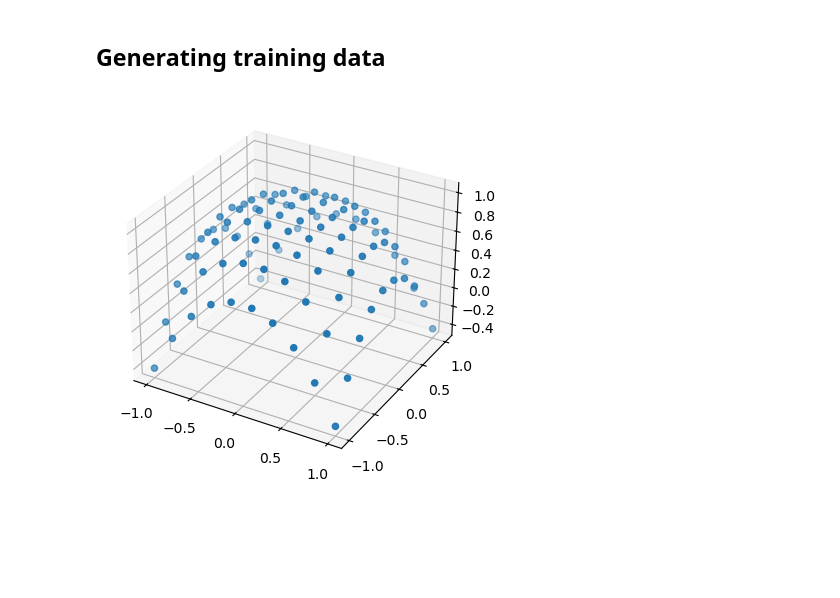
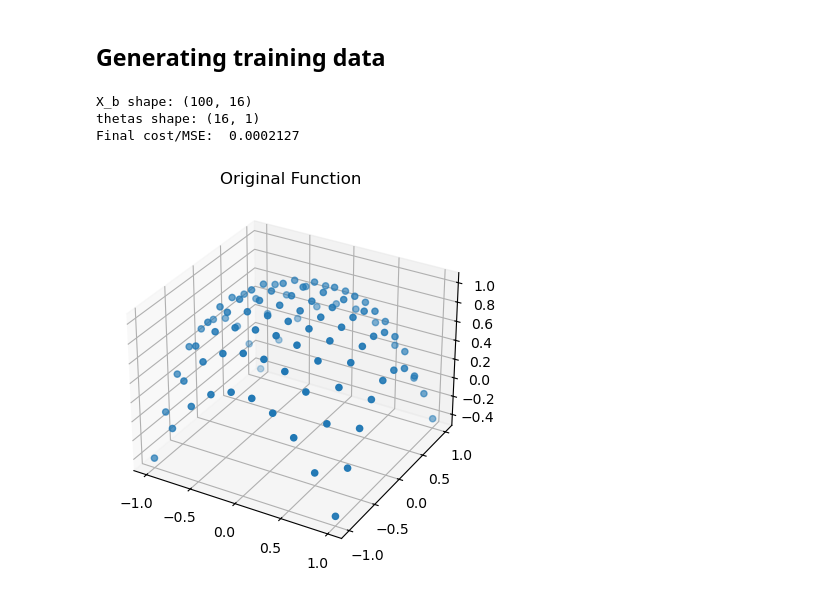
Before and after one commit to bleubreeymeow/5061, a Jupyter notebook: homeworks/hw1.ipynb, the cells around one changed output. Drawn from its saved outputs; the diff is of its cells as text; code cells hidden in the pictures; blank space fills up the shorter version.

```diff
--- a/homeworks/hw1.ipynb
+++ b/homeworks/hw1.ipynb
@@ -21,19 +17,95 @@ rng = np.random.default_rng(7)
 # %%
 n_train = 100
 
 # x_train = rng.uniform(-1.0, 1.0, size=n_train)
 # y_train = rng.uniform(-1.0, 1.0, size=n_train)
 
 x_train = np.linspace(-1, 1, int(np.sqrt(100)))
 y_train = np.linspace(-1, 1, int(np.sqrt(100)))
 
 X_train , Y_train = np.meshgrid(x_train , y_train)
 Z_train = np.cos(X_train  **  2 + Y_train ** 2)
 
 fig = plt.figure()
 ax = fig.add_subplot(111, projection='3d')
 ax.scatter(X_train, Y_train, Z_train, marker =  'o')
+ax.set_title('Original Function')
 
-training_data = np.column_stack((X_train.ravel(), Y_train.ravel() , Z_train.ravel()))
+training_data = np.column_stack((X_train.reshape((-1,1)), Y_train.reshape((-1,1)) , Z_train.reshape((-1,1))))
+
+
+def polynomial_features(dataset, degree=4):
+    x = dataset[:, 0]
+    y = dataset[:, 1]
+    features = []
+    for i in range(degree + 1):
+        for j in range(degree + 1 - i):
+            features.append((x**i) * (y**j))
+    return np.column_stack(features)
+
+
+X = polynomial_features(training_data, degree=4)
+number_of_thetas = X.shape[1] + 1
+
+X_b = np.c_[np.ones((X.shape[0], 1)), X]
+thetas = np.random.rand(X.shape[1] + 1 , 1)
+print(f'X_b shape: {X_b.shape}')
+print(f'thetas shape: {thetas.shape}')
+
+Z_train = Z_train.reshape(-1, 1)
+
+Z_initial = X_b.dot(thetas)
+initial_dataset = np.column_stack((X_train.reshape((-1,1)), Y_train.reshape((-1,1)) , Z_initial.reshape((-1,1))))
+
+def computeCost(thetas , X , z):
+    m = X.shape[0]
+    predictions = np.dot(X, thetas)
+    cost = (1 / (2 * m)) * np.sum((predictions - z.reshape(-1, 1)) ** 2)
+    return cost
+
+
+def gradient_descent(X , z , thetas, alpha = 0.1, iterations = 100):
+    m = X.shape[0]
+    cost_history = np.zeros(iterations)
+    thetas_history = np.zeros((iterations,thetas.shape[0]))
+
+    for it in range(iterations):
+        predictions = np.dot(X, thetas)
+        thetas = thetas - (alpha / m) * np.dot((predictions - z.reshape(-1, 1)).T, X).T
+        # print(thetas)
+        thetas_history[it, :] = thetas.ravel()
+
+        cost_history[it] = computeCost(thetas , X , z)
+    return thetas, cost_history, thetas_history
+
+thetas, cost_history, thetas_history = gradient_descent(X_b , Z_train , thetas, alpha=0.5, iterations=1000)
+
+print('Final cost/MSE:  {:0.7f}'.format(cost_history[-1]))
+Z_fitted = X_b.dot(thetas)
+fitted_dataset = np.column_stack((X_train.reshape((-1,1)), Y_train.reshape((-1,1)) , Z_fitted.reshape((-1,1))))
+
+
+fig = plt.figure()
+ax = fig.add_subplot(111, projection='3d')
+ax.scatter(initial_dataset[:, 0], initial_dataset[:, 1], initial_dataset[:, 2], marker = '^', color='r')
+ax.scatter(training_data[:, 0], training_data[:, 1], training_data[:, 2], marker =  'o')
+ax.legend(['Initial Prediction Function', 'Original Function'])
+plt.show()
+
+plt.plot(cost_history)
+plt.xlabel("Iteration")
+plt.ylabel("$J(\Theta)$")
+plt.yscale("log")
+plt.title("Cost function using Gradient Descent")
+
+fig = plt.figure()
+ax = fig.add_subplot(111, projection='3d')
+ax.scatter(fitted_dataset[:, 0], fitted_dataset[:, 1], fitted_dataset[:, 2], marker = '^', color='r')
+ax.scatter(training_data[:, 0], training_data[:, 1], training_data[:, 2], marker =  'o')
+ax.legend(['Fitted Function', 'Original Function'])
+plt.show()
 # %% [output]
+X_b shape: (100, 16)
+thetas shape: (16, 1)
+Final cost/MSE:  0.0002127
-[figure, old version]
+[figure, new version]
```
Also changed, not shown: parts of 5 cells of this notebook.
